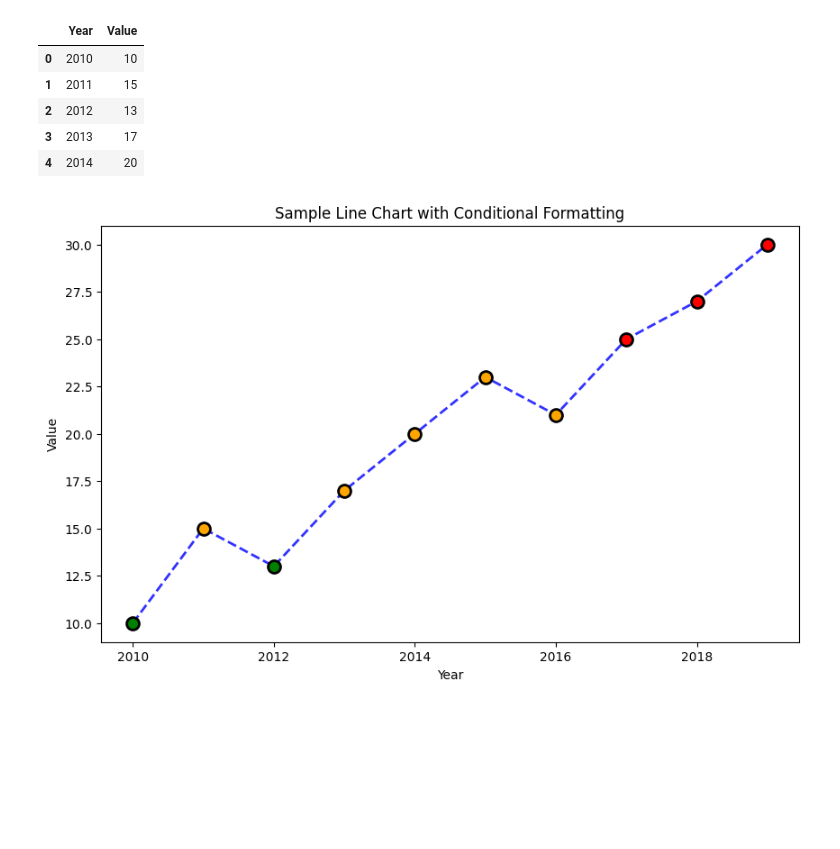
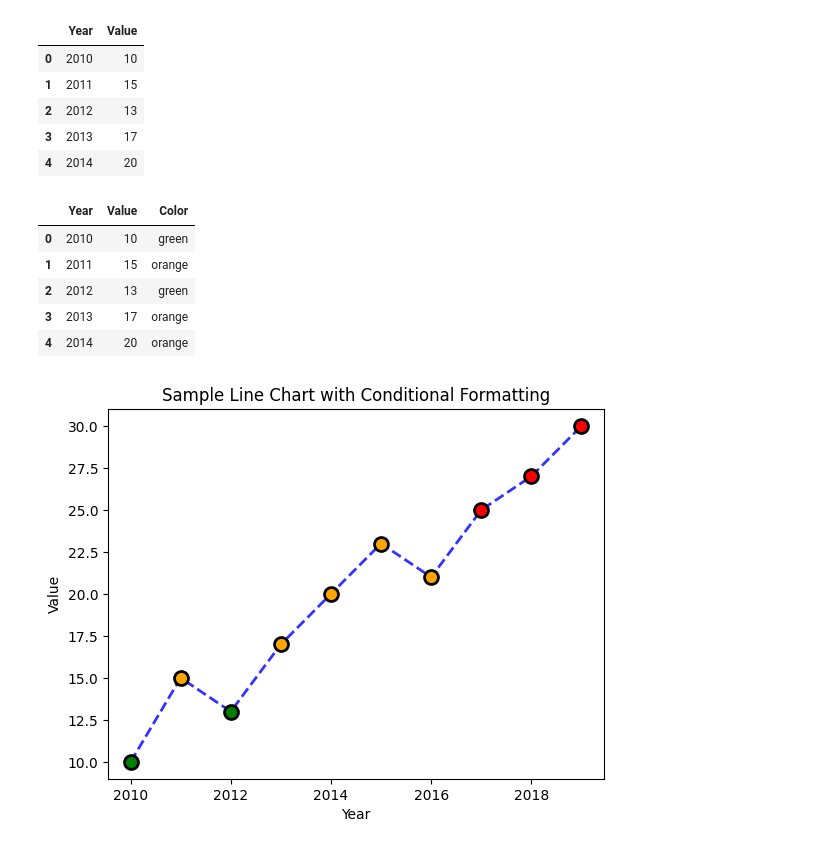
Before and after one commit to IbrahimHammed/PythonVisualization, a Jupyter notebook: PythonConditionalFormatting.ipynb, the cells around one changed output. Saved outputs shown, nothing was run; the diff lists cells and outputs as text; code cells hidden in the pictures; blank space fills up the shorter version.

```diff
--- a/PythonConditionalFormatting.ipynb
+++ b/PythonConditionalFormatting.ipynb
@@ -34,11 +34,19 @@ def formatDataPointColor(val):
 # %%
 # Apply the conditional formatting to the data points
 df['Color'] = df['Value'].apply(formatDataPointColor)
+# %%
+df.head()
+# %% [output]
+|  | Year | Value | Color |
+| 0 | 2010 | 10 | green |
+| 1 | 2011 | 15 | orange |
+| 2 | 2012 | 13 | green |
+| 3 | 2013 | 17 | orange |
+| 4 | 2014 | 20 | orange |
 # %%
 # Create a seaborn line chart
-plt.figure(figsize=(10, 6))
-
-line_chart = sns.lineplot(
+def ShowConditionalFormatting():
+  line_chart = sns.lineplot(
     x='Year',
     y='Value',
     data=df,
@@ -58,24 +66,26 @@ line_chart = sns.lineplot(
     alpha=0.8
 )
 
-# Add conditional formatting to the data points
-for i in range(len(df)):
-    plt.plot(
-        df['Year'][i],
-        df['Value'][i],
-        marker='o',
-        markersize=10,
-        markerfacecolor=df['Color'][i],
-        markeredgewidth=2,
-        markeredgecolor='black'
-        )
+  # Add conditional formatting to the data points
+  for i in range(len(df)):
+      plt.plot(
+          df['Year'][i],
+          df['Value'][i],
+          marker='o',
+          markersize=10,
+          markerfacecolor=df['Color'][i],
+          markeredgewidth=2,
+          markeredgecolor='black'
+          )
 
-# Set chart title and labels
-plt.title('Sample Line Chart with Conditional Formatting', fontsize=12)
-plt.xlabel('Year', fontsize=10)
-plt.ylabel('Value', fontsize=10)
+  # Set chart title and labels
+  plt.title('Sample Line Chart with Conditional Formatting', fontsize=12)
+  plt.xlabel('Year', fontsize=10)
+  plt.ylabel('Value', fontsize=10)
 
-# Show the plot
-plt.show()
+  # Show the plot
+  plt.show()
-# %% [output]
-[figure, removed]
+# %%
+ShowConditionalFormatting()
+# %% [output]
+[figure, added]
```
